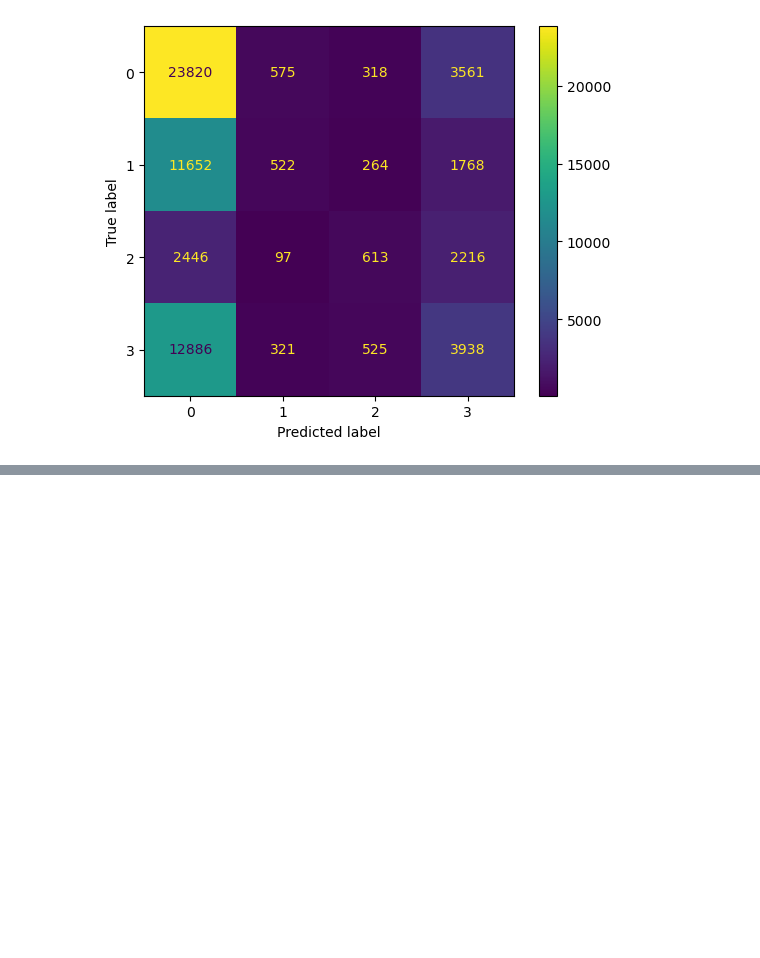
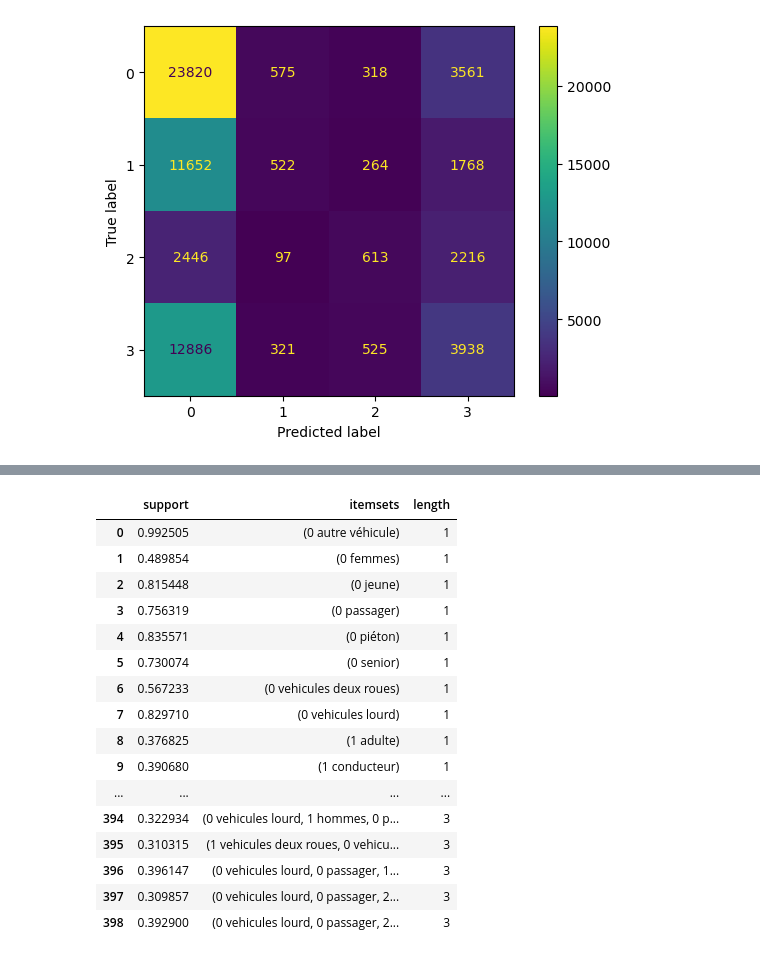
Before and after one commit to TheGooodDev/TPDataMiningRoute, a Jupyter notebook: Main.ipynb, the cells around one changed output, grey strips where cells are left out. Saved outputs shown, nothing was run; the diff lists cells and outputs as text; code cells hidden in the pictures; blank space fills up the shorter version.

```diff
--- a/Main.ipynb
+++ b/Main.ipynb
@@ -594,0 +652,12 @@ Weighted Precision: 0.399
+# %%
+transactions = []
+
+for _, row in carac.iterrows():
+    transactions.append([row['mois'],row['horraire'], row['luminosité'], row['département'],
+                         row['collision'], row['catégorie de route'],
+                         row['régime de circulation'], row['nombre de voix'],
+                         row['infrastructure'], (row['vitesse max autorisée']),
+                         row['autre véhicule'],(row['vehicules deux roues']), (row['vehicules leger']),(row['vehicules lourd']),
+                         (row['hommes']), (row['femmes']), (row['jeune']), (row['adulte']),
+                         (row['senior']), (row['conducteur']), (row['passager']), (row['piéton'])])
+transactions
@@ -594,0 +682,8 @@ Weighted Precision: 0.399
+# %%
+# Forcer toutes les valeurs à être des chaînes
+transactions = [[str(item) for item in transaction] for transaction in transactions]
+
+# Utilisez TransactionEncoder pour encoder nos données
+te = TransactionEncoder()
+data = te.fit(transactions).transform(transactions)
+print(data)
@@ -594,0 +698,25 @@ Weighted Precision: 0.399
+# %%
+train = pd.DataFrame(data, columns=te.columns_)
+frequent_accident = apriori(train, min_support=0.3, use_colnames=True)
+# %%
+# Ajoutez une colonne 'length' contenant le nombre d'items dans chaque itemset
+frequent_accident['length'] = frequent_accident['itemsets'].apply(lambda x: len(x))
+frequent_accident
+# %% [output]
+|  | support | itemsets | length |
+| 0 | 0.992505 | (0 autre véhicule) | 1 |
+| 1 | 0.489854 | (0 femmes) | 1 |
+| 2 | 0.815448 | (0 jeune) | 1 |
+| 3 | 0.756319 | (0 passager) | 1 |
+| 4 | 0.835571 | (0 piéton) | 1 |
+| 5 | 0.730074 | (0 senior) | 1 |
+| 6 | 0.567233 | (0 vehicules deux roues) | 1 |
+| 7 | 0.829710 | (0 vehicules lourd) | 1 |
+| 8 | 0.376825 | (1 adulte) | 1 |
+| 9 | 0.390680 | (1 conducteur) | 1 |
+| ... | ... | ... | ... |
+| 394 | 0.322934 | (0 vehicules lourd, 1 hommes, 0 p... | 3 |
+| 395 | 0.310315 | (1 vehicules deux roues, 0 vehicu... | 3 |
+| 396 | 0.396147 | (0 vehicules lourd, 0 passager, 1... | 3 |
+| 397 | 0.309857 | (0 vehicules lourd, 0 passager, 2... | 3 |
+| 398 | 0.392900 | (0 vehicules lourd, 0 passager, 2... | 3 |
```
Also changed, not shown: parts of 9 cells of this notebook.
